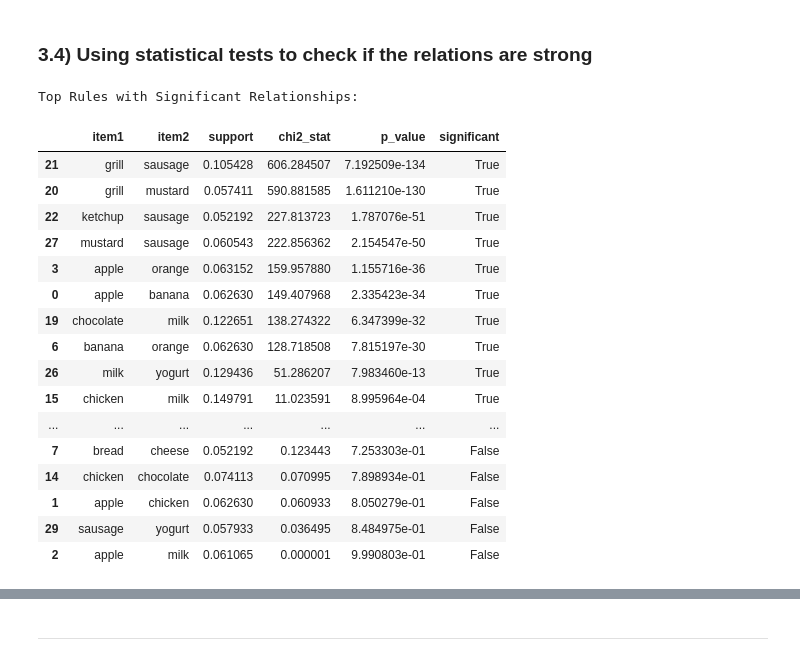
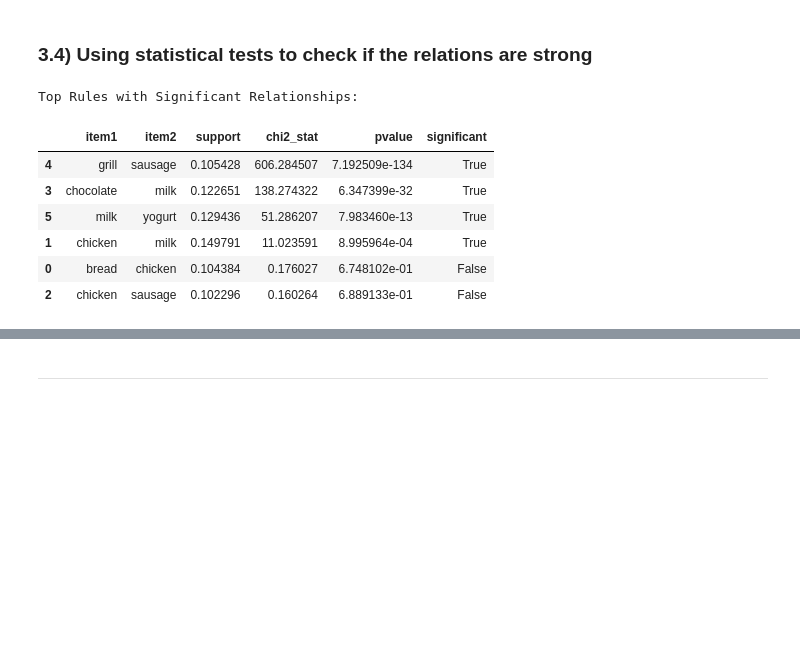
Before and after one commit to mmartyna123/InformationRetrieval, a Jupyter notebook: Lab6/Lab6IR.ipynb, the cells around one changed output, grey strips where cells are left out. Drawn from its saved outputs; the diff is of its cells as text; code cells hidden in the pictures; blank space fills up the shorter version.

```diff
--- a/Lab6/Lab6IR.ipynb
+++ b/Lab6/Lab6IR.ipynb
@@ -377,71 +380,54 @@ plt.show()
 # %% [markdown]
 ### 3.4) Using statistical tests to check if the relations are strong
 # %%
-min_sup = 0.05  # Minimum support threshold
+min_sup = 0.1  # Minimum support threshold
 alpha = 0.05       # Significance level
 
-# Extract unique items
+# extracting unique items to get individual items
 unique_items = basketdf.columns
 
-# Generate all pairs of items
+# generating all pairs of items
 item_pairs = combinations(unique_items, 2)
 
-# Initialize results list
 results = []
-
-# Loop through each pair of items
 for item1, item2 in item_pairs:
     # Calculate observed support for both items together
     both_present = (basketdf[item1] & basketdf[item2]).sum()
-    support = both_present / len(basketdf)
+    sup = both_present / len(basketdf)
 
-    # Skip pairs that don't meet minimum support
-    if support >= min_sup:
-        # Build the contingency table
+    #we skip the pairs that don't meet minimum support
+    if sup >= min_sup:
+        # here we calculate the contingency table which is a 2x2 matrix that summarizes the relationship between two items
         contingency_table = [
             [(basketdf[item1] & basketdf[item2]).sum(), (basketdf[item1] & ~basketdf[item2]).sum()],
             [(~basketdf[item1] & basketdf[item2]).sum(), (~basketdf[item1] & ~basketdf[item2]).sum()]
         ]
 
-        # Perform chi-squared test
-        chi2, p_value, _, _ = chi2_contingency(contingency_table)
+        # chi-squared test
+        chi2, pvalue, _, _ = chi2_contingency(contingency_table)
 
-        # Append results
         results.append({
             'item1': item1,
             'item2': item2,
-            'support': support,
+            'support': sup,
             'chi2_stat': chi2,
-            'p_value': p_value,
-            'significant': p_value < alpha  # Check if the relationship is significant
+            'pvalue': pvalue,
+            'significant': pvalue < alpha  # here we check if the relationship is significant -> so if the p-value is less than 0.05
         })
 
-# Convert results to a DataFrame
 results_df = pd.DataFrame(results)
 
-# Sort results by significance or chi-squared statistic
 results_df = results_df.sort_values(by=['significant', 'chi2_stat'], ascending=[False, False])
 
-# Display results
 print("Top Rules with Significant Relationships:")
 results_df
 # %% [output]
 Top Rules with Significant Relationships:
-|  | item1 | item2 | support | chi2_stat | p_value | significant |
-| 21 | grill | sausage | 0.105428 | 606.284507 | 7.192509e-134 | True |
-| 20 | grill | mustard | 0.057411 | 590.881585 | 1.611210e-130 | True |
-| 22 | ketchup | sausage | 0.052192 | 227.813723 | 1.787076e-51 | True |
-| 27 | mustard | sausage | 0.060543 | 222.856362 | 2.154547e-50 | True |
-| 3 | apple | orange | 0.063152 | 159.957880 | 1.155716e-36 | True |
-| 0 | apple | banana | 0.062630 | 149.407968 | 2.335423e-34 | True |
-| 19 | chocolate | milk | 0.122651 | 138.274322 | 6.347399e-32 | True |
-| 6 | banana | orange | 0.062630 | 128.718508 | 7.815197e-30 | True |
-| 26 | milk | yogurt | 0.129436 | 51.286207 | 7.983460e-13 | True |
-| 15 | chicken | milk | 0.149791 | 11.023591 | 8.995964e-04 | True |
-| ... | ... | ... | ... | ... | ... | ... |
-| 7 | bread | cheese | 0.052192 | 0.123443 | 7.253303e-01 | False |
-| 14 | chicken | chocolate | 0.074113 | 0.070995 | 7.898934e-01 | False |
-| 1 | apple | chicken | 0.062630 | 0.060933 | 8.050279e-01 | False |
-| 29 | sausage | yogurt | 0.057933 | 0.036495 | 8.484975e-01 | False |
-| 2 | apple | milk | 0.061065 | 0.000001 | 9.990803e-01 | False |
+|  | item1 | item2 | support | chi2_stat | pvalue | significant |
+| 4 | grill | sausage | 0.105428 | 606.284507 | 7.192509e-134 | True |
+| 3 | chocolate | milk | 0.122651 | 138.274322 | 6.347399e-32 | True |
+| 5 | milk | yogurt | 0.129436 | 51.286207 | 7.983460e-13 | True |
+| 1 | chicken | milk | 0.149791 | 11.023591 | 8.995964e-04 | True |
+| 0 | bread | chicken | 0.104384 | 0.176027 | 6.748102e-01 | False |
+| 2 | chicken | sausage | 0.102296 | 0.160264 | 6.889133e-01 | False |
 # %%
```
Also changed, not shown: parts of 10 cells of this notebook.
